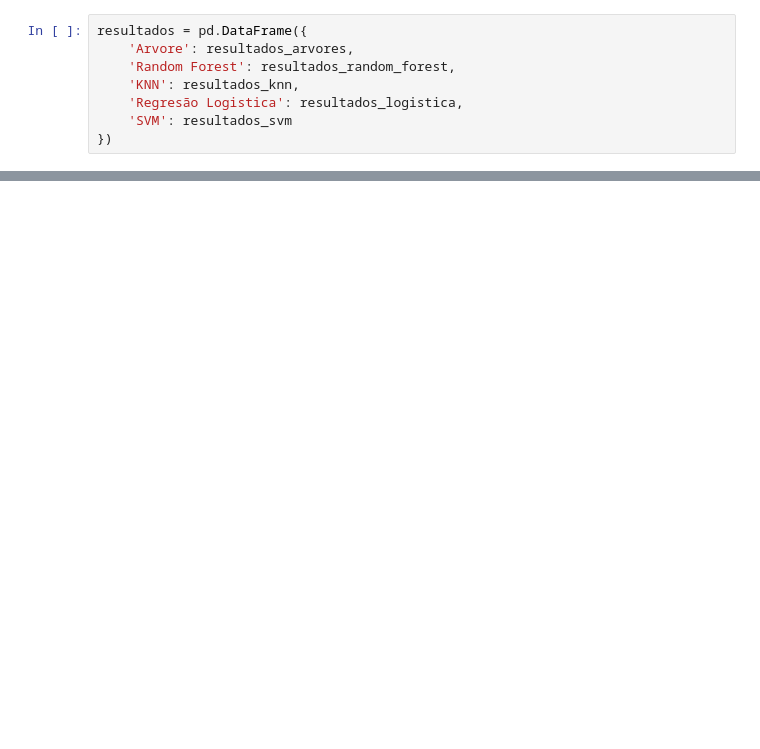
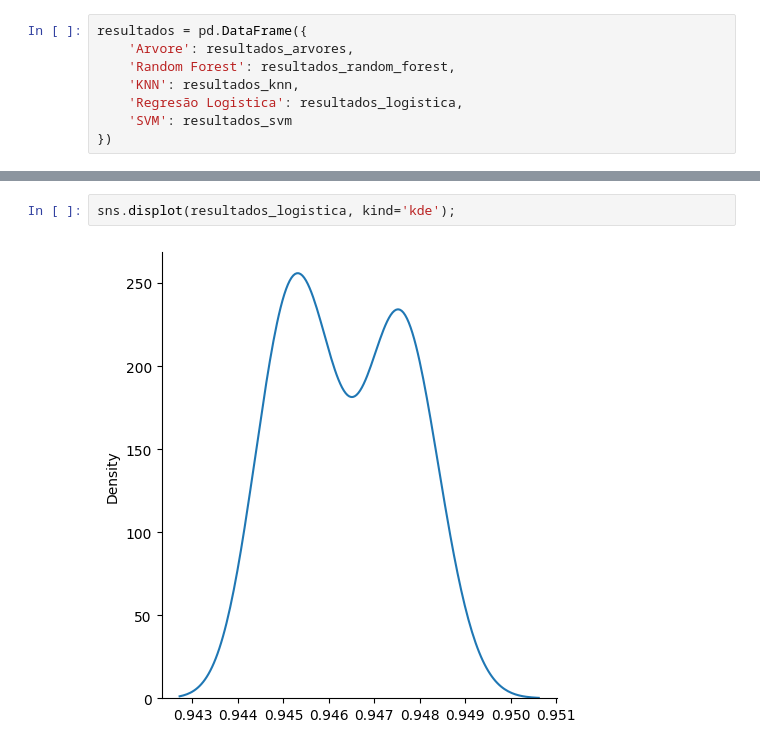
Before and after one commit to Joao-Inacio/Machine-Learning-e-Data-Science-com-Python, a Jupyter notebook: 0.9-avaliacaode-algoritmos-de-classificacao/validacao.ipynb, the cells around one changed output, grey strips where cells are left out. Drawn from its saved outputs; the diff is of its cells as text; blank space fills up the shorter version.

```diff
--- a/0.9-avaliacaode-algoritmos-de-classificacao/validacao.ipynb
+++ b/0.9-avaliacaode-algoritmos-de-classificacao/validacao.ipynb
@@ -131,0 +168,4 @@ dtype: float64
+# %%
+sns.displot(resultados_logistica, kind='kde');
+# %% [output]
+[figure, added]
```
Also changed, not shown: parts of 15 cells of this notebook.
